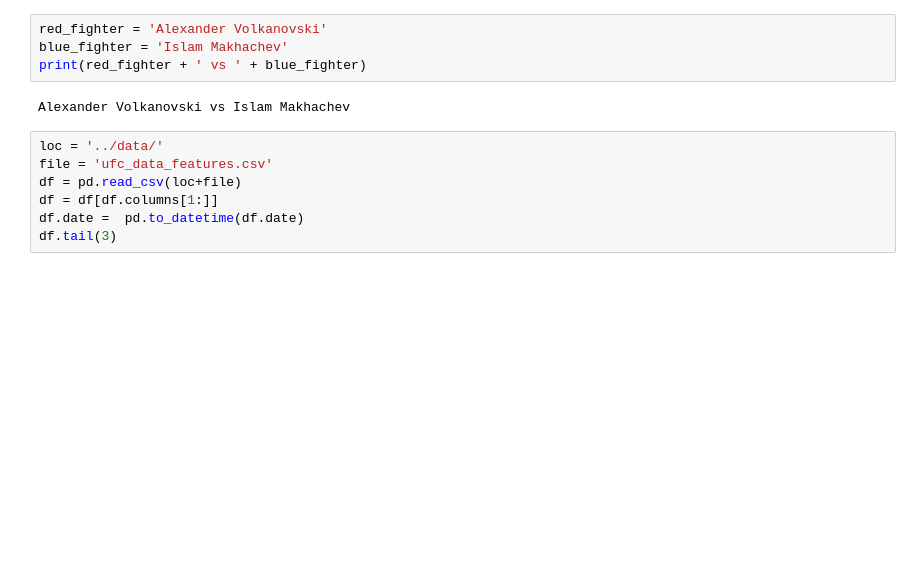
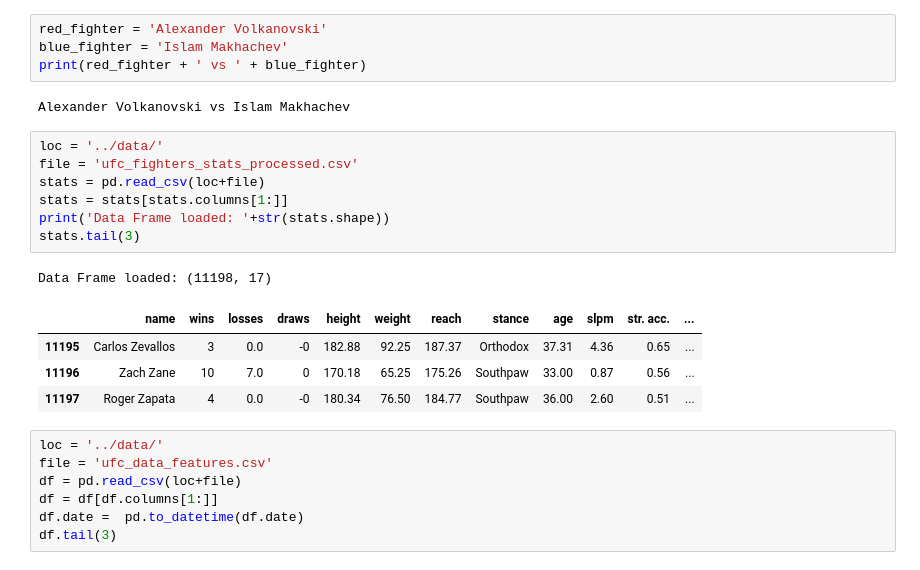
Before and after one commit to sagi778/ufc_fights_Predictor, a Jupyter notebook: notebooks/micro_model_training.ipynb, the cells around one changed output. Saved outputs shown, nothing was run; the diff lists cells and outputs as text; blank space fills up the shorter version.

```diff
--- a/notebooks/micro_model_training.ipynb
+++ b/notebooks/micro_model_training.ipynb
@@ -24,6 +24,19 @@ blue_fighter = 'Islam Makhachev'
 print(red_fighter + ' vs ' + blue_fighter)
 # %% [output]
 Alexander Volkanovski vs Islam Makhachev
+# %%
+loc = '../data/'
+file = 'ufc_fighters_stats_processed.csv'
+stats = pd.read_csv(loc+file)
+stats = stats[stats.columns[1:]]
+print('Data Frame loaded: '+str(stats.shape))
+stats.tail(3)
+# %% [output]
+Data Frame loaded: (11198, 17)
+|  | name | wins | losses | draws | height | weight | reach | stance | age | slpm | str. acc. | ... |
+| 11195 | Carlos Zevallos | 3 | 0.0 | -0 | 182.88 | 92.25 | 187.37 | Orthodox | 37.31 | 4.36 | 0.65 | ... |
+| 11196 | Zach Zane | 10 | 7.0 | 0 | 170.18 | 65.25 | 175.26 | Southpaw | 33.00 | 0.87 | 0.56 | ... |
+| 11197 | Roger Zapata | 4 | 0.0 | -0 | 180.34 | 76.50 | 184.77 | Southpaw | 36.00 | 2.60 | 0.51 | ... |
 # %%
 loc = '../data/'
 file = 'ufc_data_features.csv'
```
Also changed, not shown: parts of 8 cells of this notebook.
